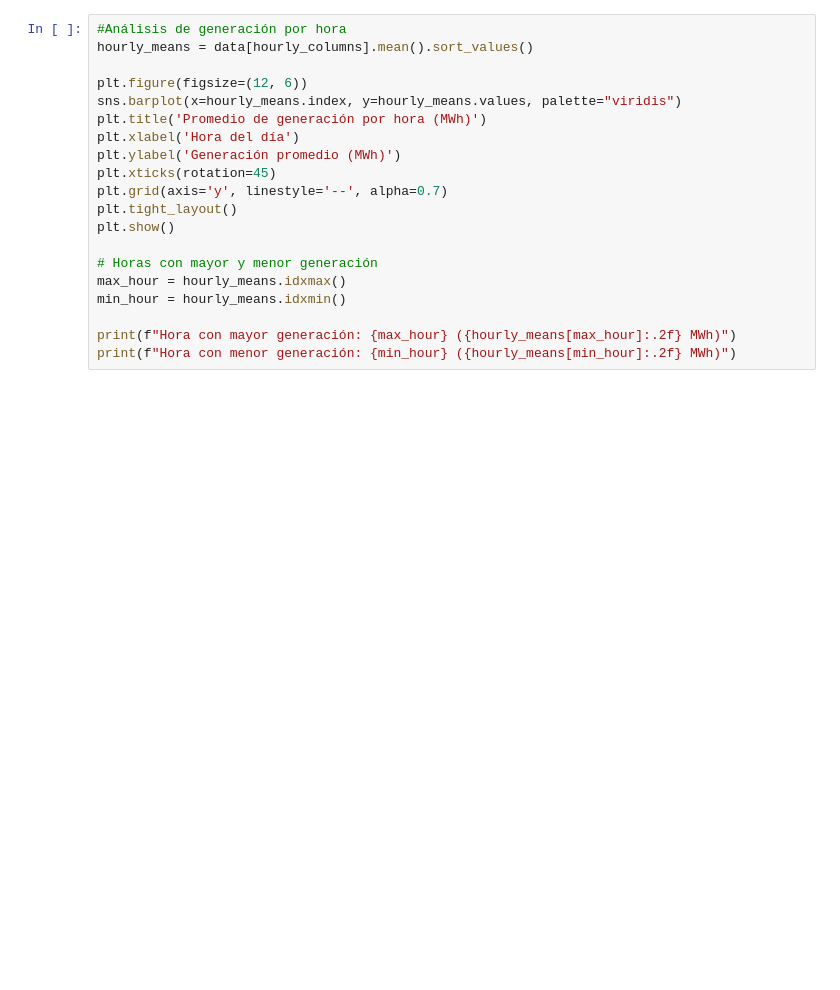
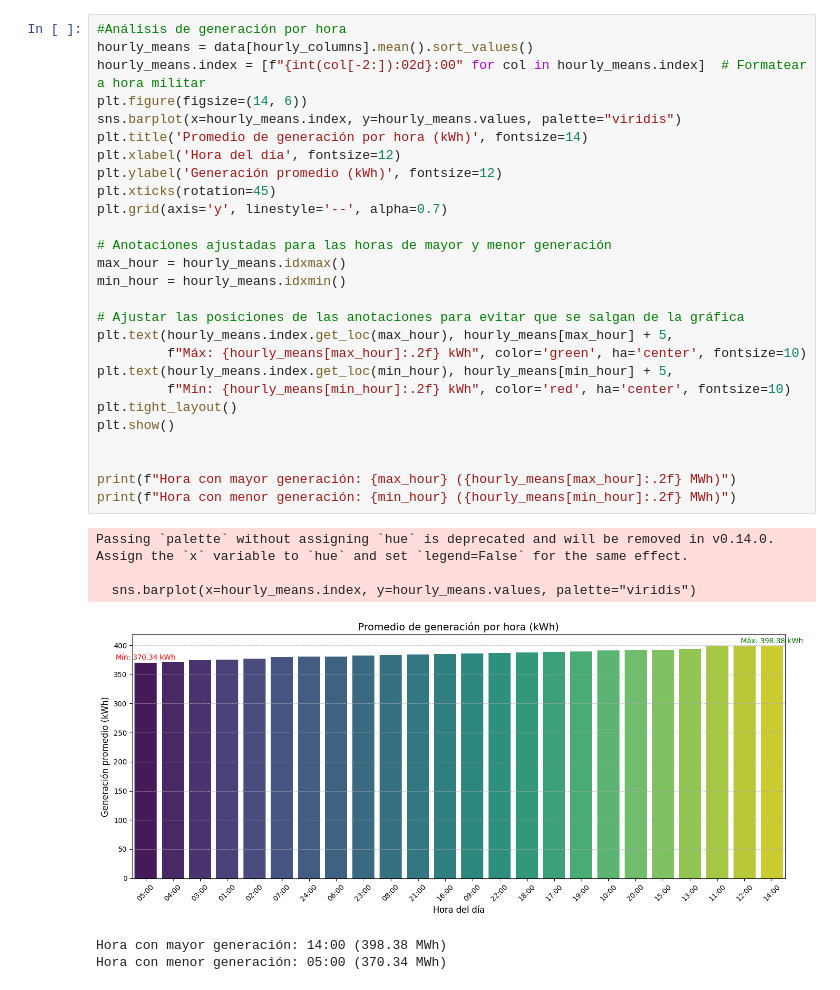
Before and after one commit to wil101/Wilmar_Osorio_Prueba_SantaFe, a Jupyter notebook: procesamiento_plantaCauya/extracion_datos.ipynb, the cells around one changed output. Cells and saved outputs as stored; diff of their text form; blank space fills up the shorter version.

```diff
--- a/procesamiento_plantaCauya/extracion_datos.ipynb
+++ b/procesamiento_plantaCauya/extracion_datos.ipynb
@@ -73,23 +68,37 @@ plt.show()
 # %%
 #Análisis de generación por hora
 hourly_means = data[hourly_columns].mean().sort_values()
-
-plt.figure(figsize=(12, 6))
+hourly_means.index = [f"{int(col[-2:]):02d}:00" for col in hourly_means.index]  # Formatear a hora militar
+plt.figure(figsize=(14, 6))
 sns.barplot(x=hourly_means.index, y=hourly_means.values, palette="viridis")
-plt.title('Promedio de generación por hora (MWh)')
-plt.xlabel('Hora del día')
-plt.ylabel('Generación promedio (MWh)')
+plt.title('Promedio de generación por hora (kWh)', fontsize=14)
+plt.xlabel('Hora del día', fontsize=12)
+plt.ylabel('Generación promedio (kWh)', fontsize=12)
 plt.xticks(rotation=45)
 plt.grid(axis='y', linestyle='--', alpha=0.7)
+
+# Anotaciones ajustadas para las horas de mayor y menor generación
+max_hour = hourly_means.idxmax()
+min_hour = hourly_means.idxmin()
+
+# Ajustar las posiciones de las anotaciones para evitar que se salgan de la gráfica
+plt.text(hourly_means.index.get_loc(max_hour), hourly_means[max_hour] + 5,
+         f"Máx: {hourly_means[max_hour]:.2f} kWh", color='green', ha='center', fontsize=10)
+plt.text(hourly_means.index.get_loc(min_hour), hourly_means[min_hour] + 5,
+         f"Mín: {hourly_means[min_hour]:.2f} kWh", color='red', ha='center', fontsize=10)
 plt.tight_layout()
 plt.show()
 
-# Horas con mayor y menor generación
-max_hour = hourly_means.idxmax()
-min_hour = hourly_means.idxmin()
 
 print(f"Hora con mayor generación: {max_hour} ({hourly_means[max_hour]:.2f} MWh)")
 print(f"Hora con menor generación: {min_hour} ({hourly_means[min_hour]:.2f} MWh)")
+# %% [output]
+Passing `palette` without assigning `hue` is deprecated and will be removed in v0.14.0. Assign the `x` variable to `hue` and set `legend=False` for the same effect.
+
+  sns.barplot(x=hourly_means.index, y=hourly_means.values, palette="viridis")
+[figure, added]
+Hora con mayor generación: 14:00 (398.38 MWh)
+Hora con menor generación: 05:00 (370.34 MWh)
 # %%
 # Distribución de generación mensual
 plt.figure(figsize=(12, 6))
```
Also changed, not shown: parts of 5 cells of this notebook.
